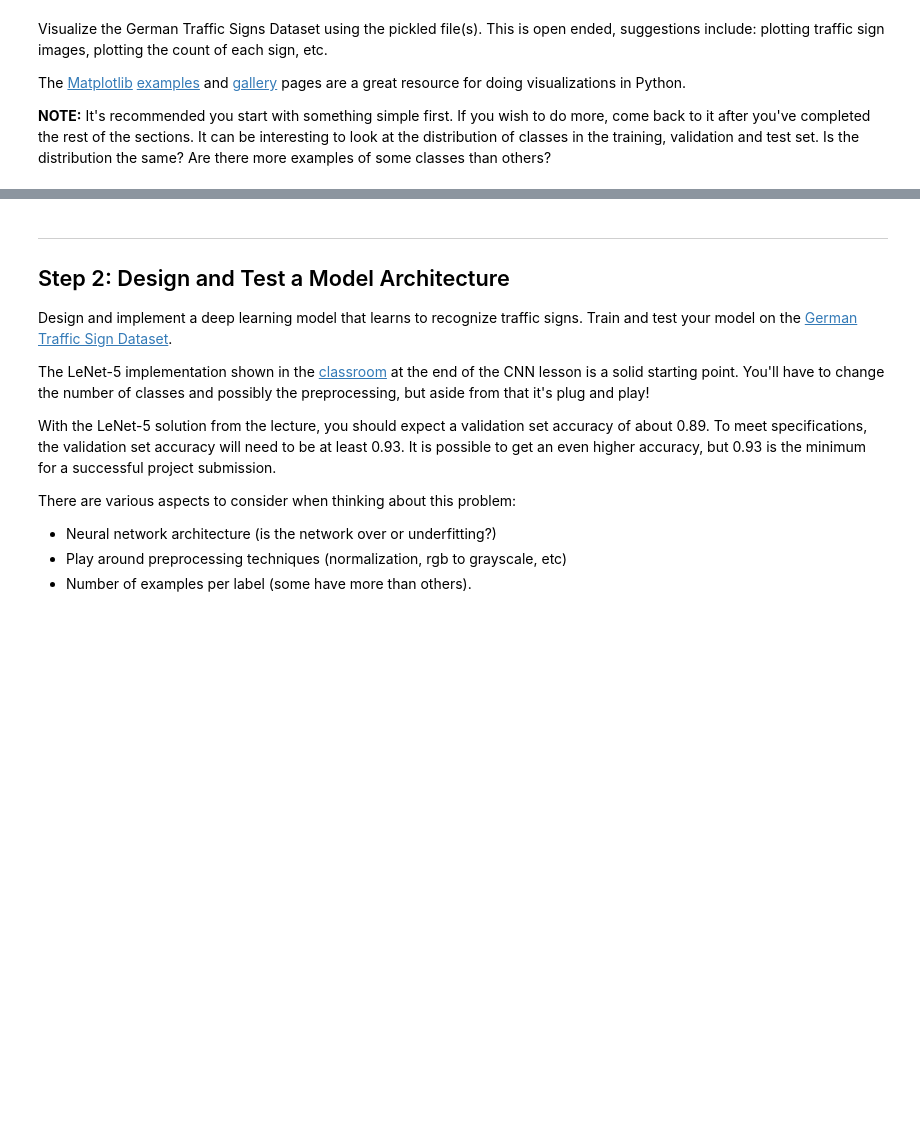
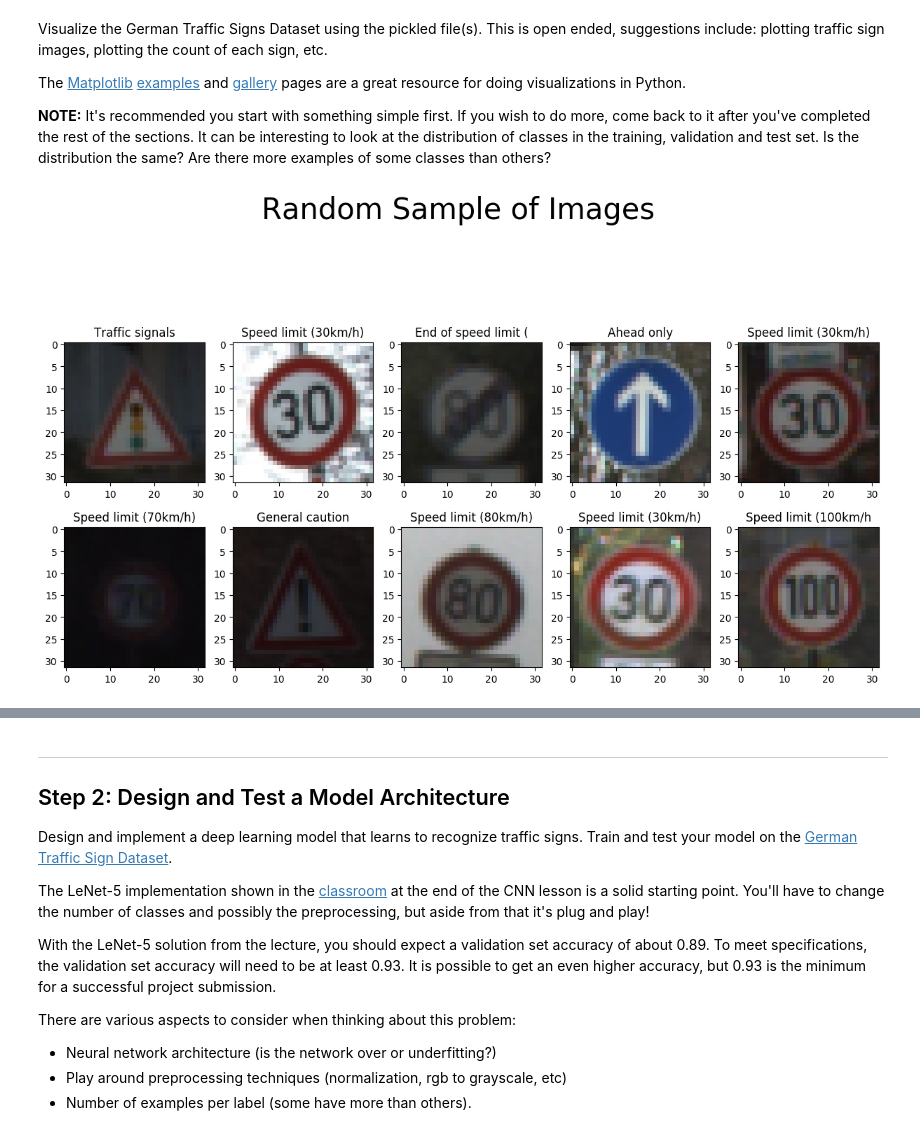
Before and after one commit to tawnkramer/CarND-Traffic-Sign-Classifier-Project, a Jupyter notebook: Traffic_Sign_Classifier.ipynb, the cells around one changed output, grey strips where cells are left out. Drawn from its saved outputs; the diff is of its cells as text; code cells hidden in the pictures; blank space fills up the shorter version.

```diff
--- a/Traffic_Sign_Classifier.ipynb
+++ b/Traffic_Sign_Classifier.ipynb
@@ -102,0 +97,35 @@ import matplotlib.pyplot as plt
+# %%
+### Data exploration visualization code goes here.
+### Feel free to use as many code cells as needed.
+import matplotlib.pyplot as plt
+import csv
+import random
+
+# Visualizations will be shown in the notebook.
+%matplotlib inline
+
+sig_dict = {}
+class_names = []
+
+with open('signnames.csv', 'rt') as csvfile:
+    reader = csv.DictReader(csvfile)
+    for row in reader:
+        sig_dict[int(row['ClassId'])] = row['SignName']
+        class_names.append(row['SignName'])
+
+
+plt.rcdefaults()
+fig = plt.figure(figsize=(15,20))
+fig.suptitle("Random Sample of Images", fontsize=30)
+
+#sample N random images from data set
+for n in range(0, 10):
+    i = int(random.random() * n_train)
+    img = X_train[i]
+    plt.subplot(6,5, n+1) # sets the number of images to show on each row and column
+    plt.title(sig_dict[y_train[i]][:20])
+    plt.imshow(img)
+
+plt.show()
+# %% [output]
+[figure, added]
```
Also changed, not shown: parts of 16 cells of this notebook, 15 other files.
